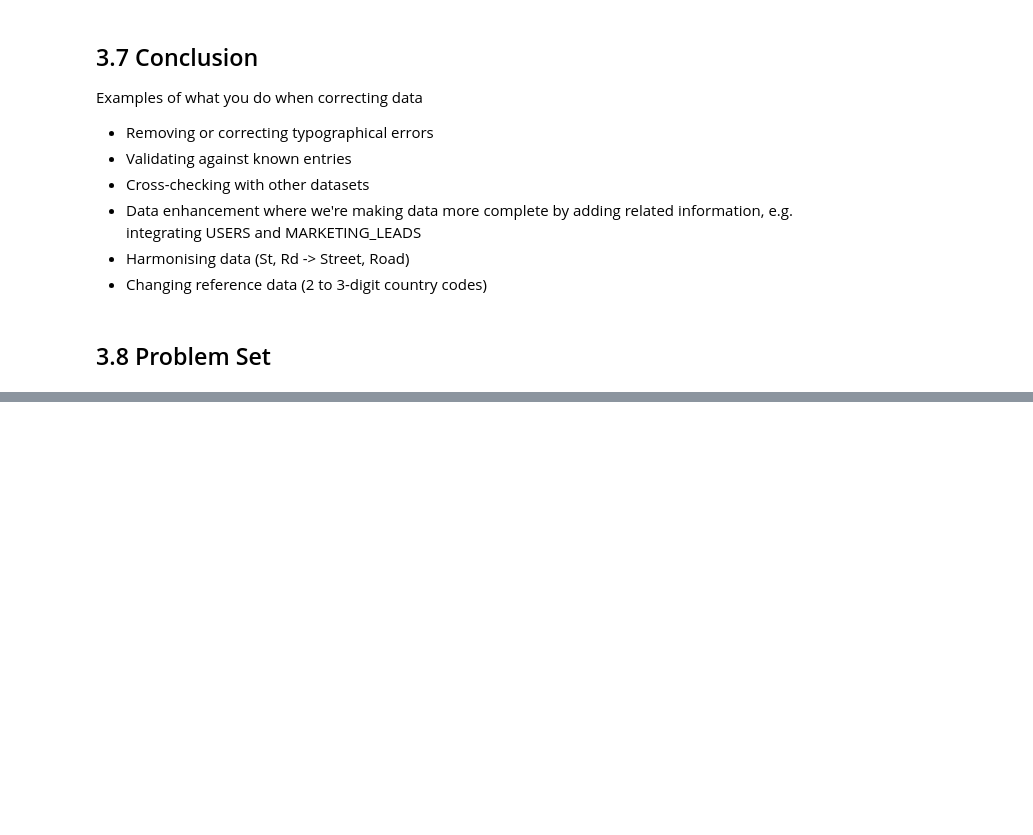
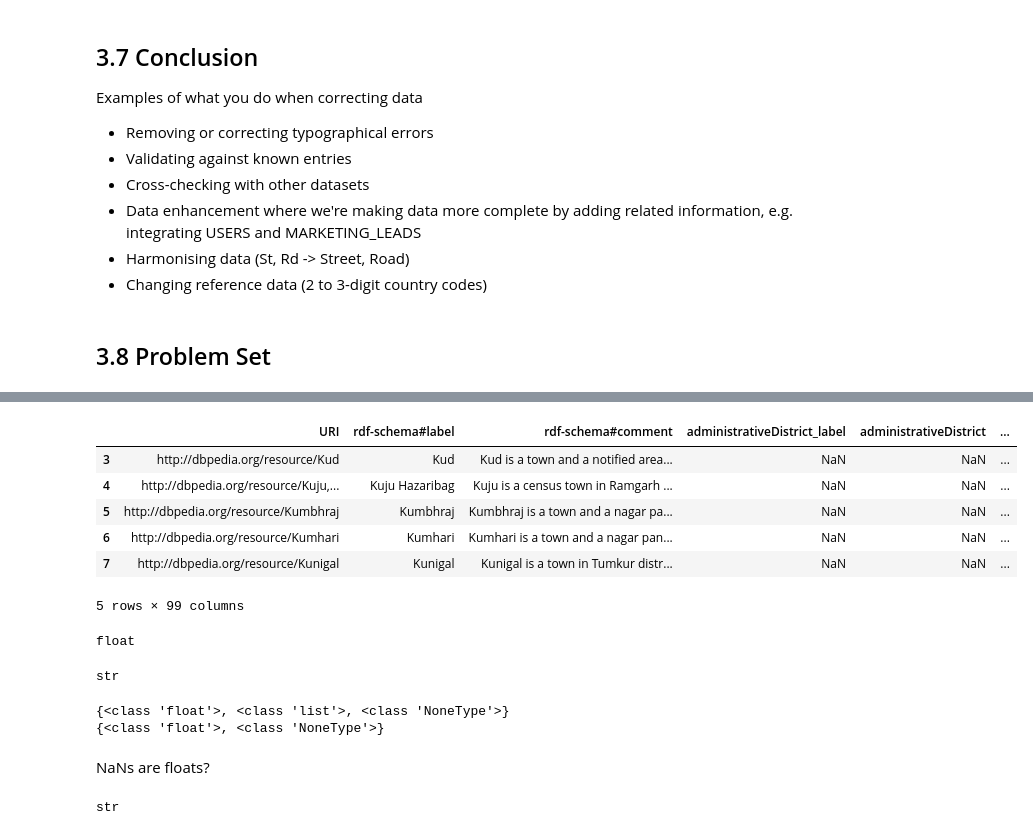
Before and after one commit to jessicayung/data-analyst-nd, a Jupyter notebook: 3-data-wrangling-with-mongodb/3.3-data-quality.ipynb, the cells around one changed output, grey strips where cells are left out. Drawn from its saved outputs; the diff is of its cells as text; code cells hidden in the pictures; blank space fills up the shorter version.

```diff
--- a/3-data-wrangling-with-mongodb/3.3-data-quality.ipynb
+++ b/3-data-wrangling-with-mongodb/3.3-data-quality.ipynb
@@ -428,0 +460,32 @@ if __name__ == "__main__":
+# %%
+file = pd.read_csv(CITIES)
+file = file.drop(file.index[0:3])
+file.head()
+# %% [output]
+|  | URI | rdf-schema#label | rdf-schema#comment | administrativeDistrict_label | administrativeDistrict | ... |
+| 3 | http://dbpedia.org/resource/Kud | Kud | Kud is a town and a notified area... | NaN | NaN | ... |
+| 4 | http://dbpedia.org/resource/Kuju,... | Kuju Hazaribag | Kuju is a census town in Ramgarh ... | NaN | NaN | ... |
+| 5 | http://dbpedia.org/resource/Kumbhraj | Kumbhraj | Kumbhraj is a town and a nagar pa... | NaN | NaN | ... |
+| 6 | http://dbpedia.org/resource/Kumhari | Kumhari | Kumhari is a town and a nagar pan... | NaN | NaN | ... |
+| 7 | http://dbpedia.org/resource/Kunigal | Kunigal | Kunigal is a town in Tumkur distr... | NaN | NaN | ... |
+5 rows × 99 columns
+# %%
+type(file.iloc[0]['homepage'])
+# %% [output]
+float
+# %%
+type('NULL')
+# %% [output]
+str
+# %%
+print(set([type(1.1), type([]), type(None)]))
+print(set([type(1.1), type(None)]))
+# %% [output]
+{<class 'float'>, <class 'list'>, <class 'NoneType'>}
+{<class 'float'>, <class 'NoneType'>}
+# %% [markdown]
+NaNs are floats?
+# %%
+type(file.iloc[9]['areaLand'])
+# %% [output]
+str
```
Also changed, not shown: parts of 7 cells of this notebook, 3 other files.
